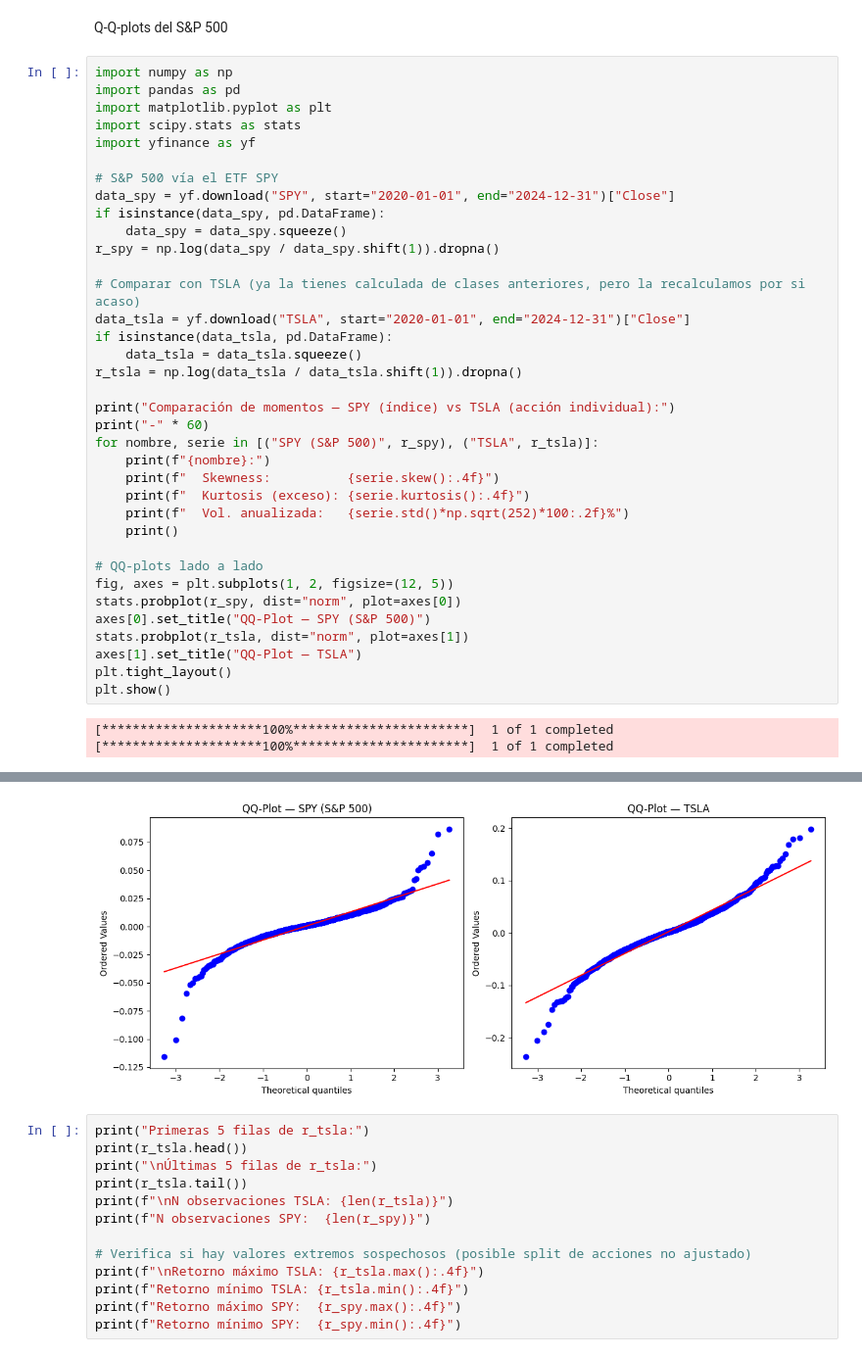
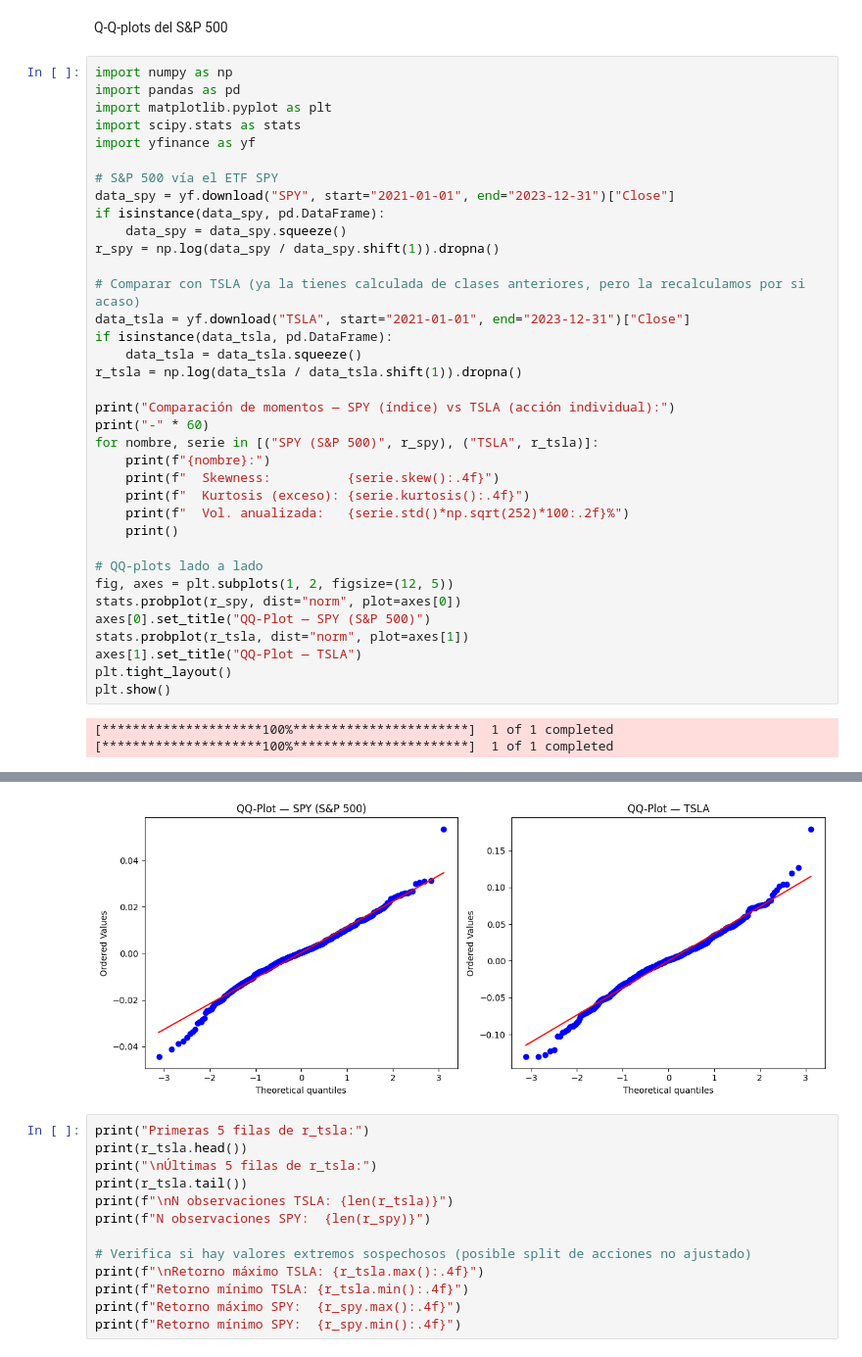
Before and after one commit to Petrack28/RoadMap2BecomeAQuant, a Jupyter notebook: 02-quant-eda-hurst/Semana2.ipynb, the cells around one changed output, grey strips where cells are left out. Shown at 98% size. Saved outputs shown, nothing was run; the diff lists cells and outputs as text.

```diff
--- a/02-quant-eda-hurst/Semana2.ipynb
+++ b/02-quant-eda-hurst/Semana2.ipynb
@@ -387,13 +387,13 @@ import scipy.stats as stats
 import yfinance as yf
 
 # S&P 500 vía el ETF SPY
-data_spy = yf.download("SPY", start="2020-01-01", end="2024-12-31")["Close"]
+data_spy = yf.download("SPY", start="2021-01-01", end="2023-12-31")["Close"]
 if isinstance(data_spy, pd.DataFrame):
     data_spy = data_spy.squeeze()
 r_spy = np.log(data_spy / data_spy.shift(1)).dropna()
 
 # Comparar con TSLA (ya la tienes calculada de clases anteriores, pero la recalculamos por si acaso)
-data_tsla = yf.download("TSLA", start="2020-01-01", end="2024-12-31")["Close"]
+data_tsla = yf.download("TSLA", start="2021-01-01", end="2023-12-31")["Close"]
 if isinstance(data_tsla, pd.DataFrame):
     data_tsla = data_tsla.squeeze()
 r_tsla = np.log(data_tsla / data_tsla.shift(1)).dropna()
@@ -432,4 +432,4 @@ TSLA:
-[figure, old version]
+[figure, new version]
 # %%
 print("Primeras 5 filas de r_tsla:")
 print(r_tsla.head())
```
Also changed, not shown: parts of 1 cell of this notebook, 2 other files.
